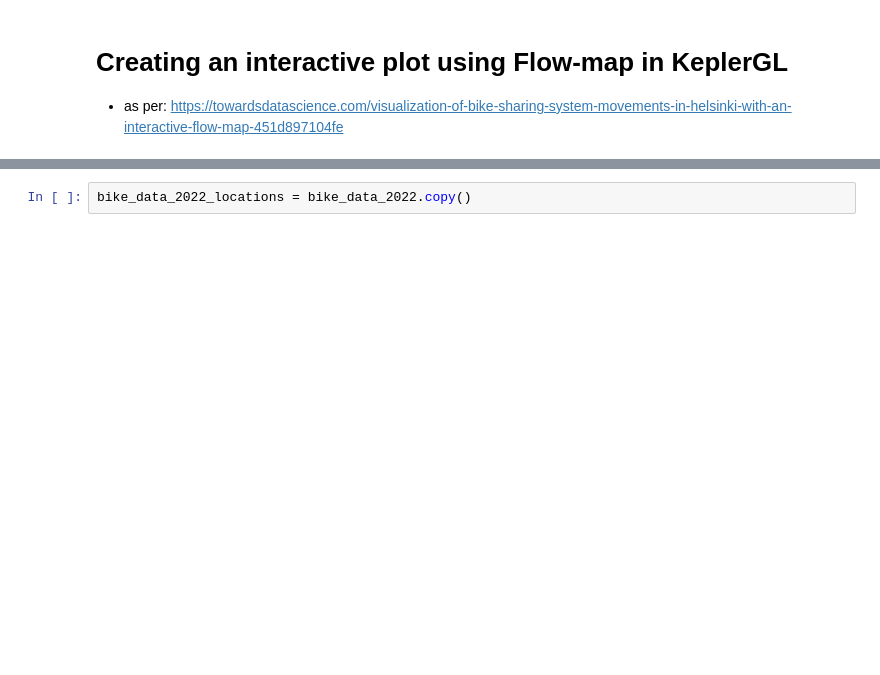
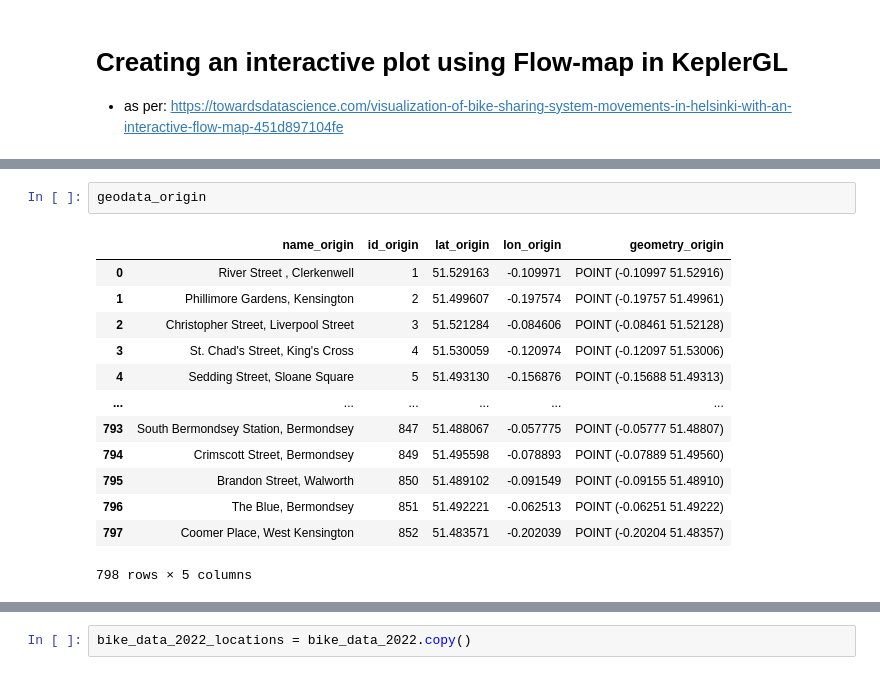
Before and after one commit to elrhmo/TfL_Bike_Analysis, a Jupyter notebook: analysis_networkx.ipynb, the cells around one changed output, grey strips where cells are left out. Saved outputs shown, nothing was run; the diff lists cells and outputs as text; blank space fills up the shorter version.

```diff
--- a/analysis_networkx.ipynb
+++ b/analysis_networkx.ipynb
@@ -483,0 +525,16 @@ bike_data_2022
+# %%
+geodata_origin
+# %% [output]
+|  | name_origin | id_origin | lat_origin | lon_origin | geometry_origin |
+| 0 | River Street , Clerkenwell | 1 | 51.529163 | -0.109971 | POINT (-0.10997 51.52916) |
+| 1 | Phillimore Gardens, Kensington | 2 | 51.499607 | -0.197574 | POINT (-0.19757 51.49961) |
+| 2 | Christopher Street, Liverpool Street | 3 | 51.521284 | -0.084606 | POINT (-0.08461 51.52128) |
+| 3 | St. Chad's Street, King's Cross | 4 | 51.530059 | -0.120974 | POINT (-0.12097 51.53006) |
+| 4 | Sedding Street, Sloane Square | 5 | 51.493130 | -0.156876 | POINT (-0.15688 51.49313) |
+| ... | ... | ... | ... | ... | ... |
+| 793 | South Bermondsey Station, Bermondsey | 847 | 51.488067 | -0.057775 | POINT (-0.05777 51.48807) |
+| 794 | Crimscott Street, Bermondsey | 849 | 51.495598 | -0.078893 | POINT (-0.07889 51.49560) |
+| 795 | Brandon Street, Walworth | 850 | 51.489102 | -0.091549 | POINT (-0.09155 51.48910) |
+| 796 | The Blue, Bermondsey | 851 | 51.492221 | -0.062513 | POINT (-0.06251 51.49222) |
+| 797 | Coomer Place, West Kensington | 852 | 51.483571 | -0.202039 | POINT (-0.20204 51.48357) |
+798 rows × 5 columns
```
Also changed, not shown: parts of 49 cells of this notebook.
